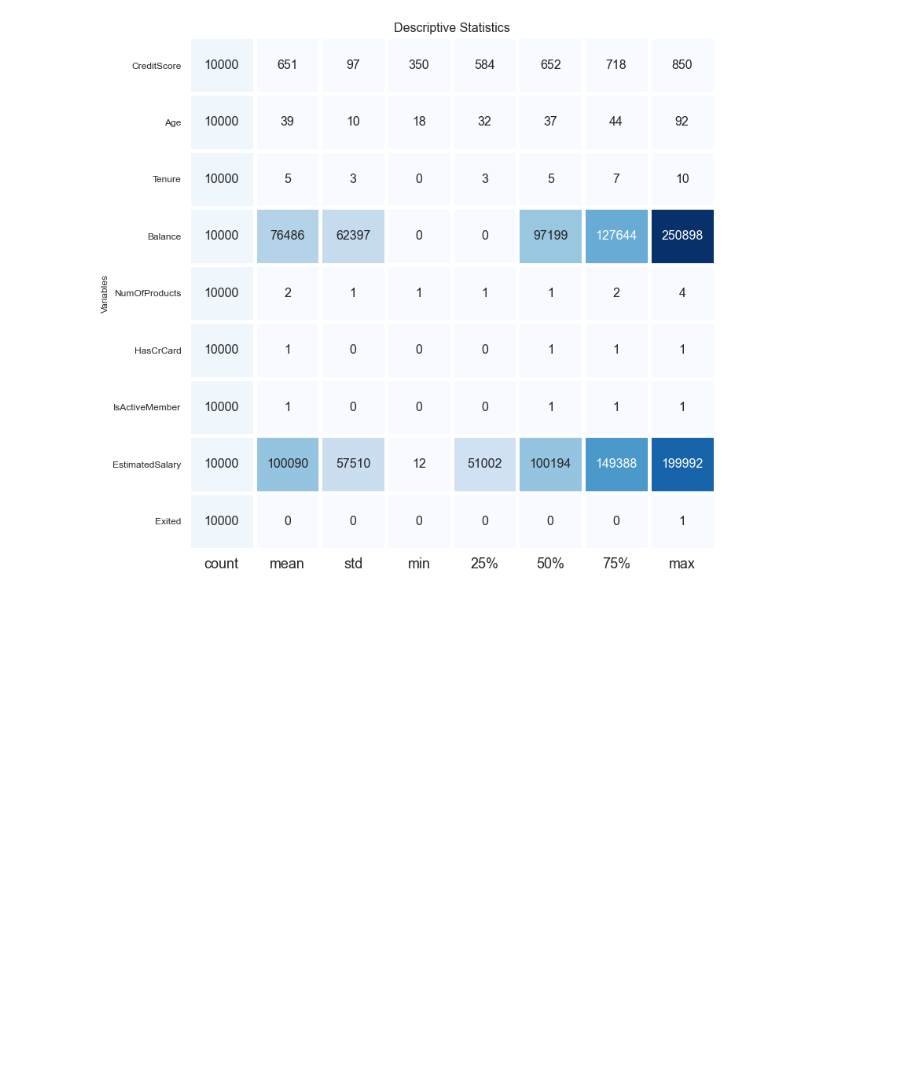
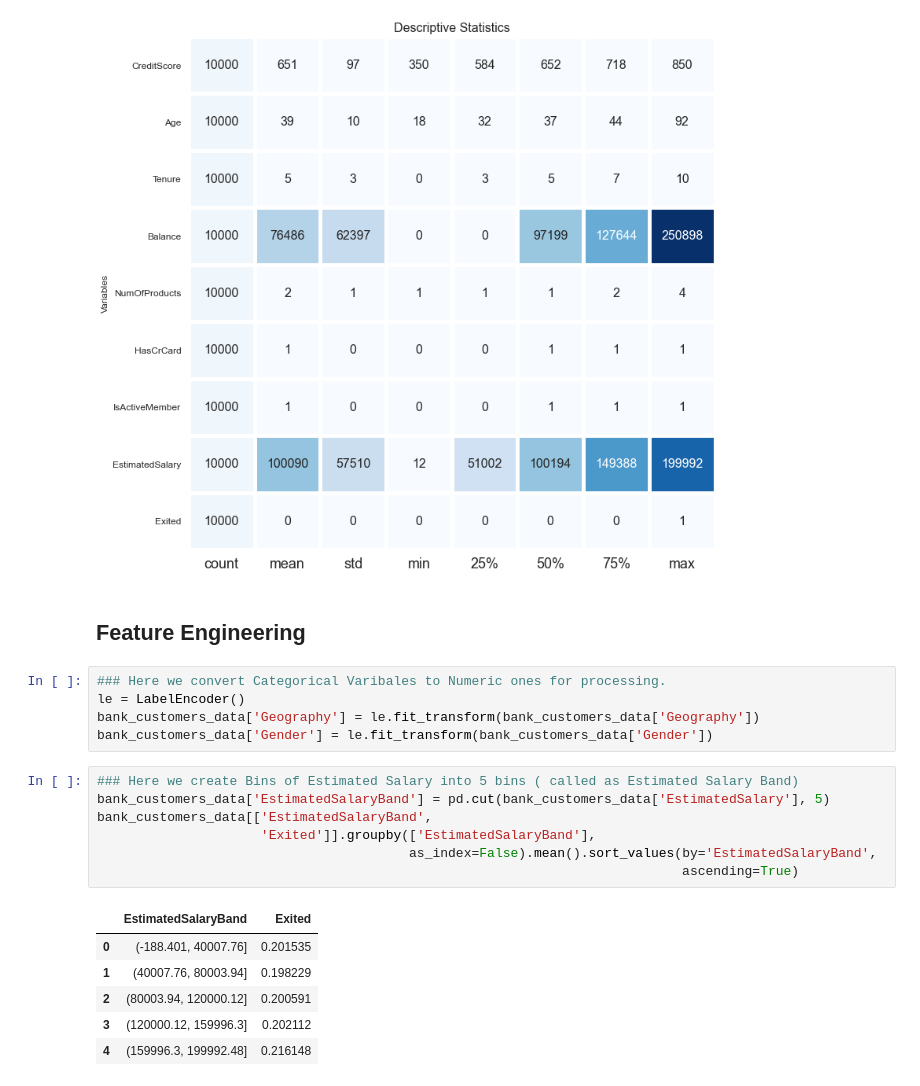
Before and after one commit to mascarenhasneil/ChurnModeling, a Jupyter notebook: ChurnModeling-Notebook.ipynb, the cells around one changed output. Cells and saved outputs as stored; diff of their text form; blank space fills up the shorter version.

Commit message:
EDA and Feature Engineering

```diff
--- a/ChurnModeling-Notebook.ipynb
+++ b/ChurnModeling-Notebook.ipynb
@@ -313,3 +317,24 @@ plt.title("Descriptive Statistics", size = 16)
 plt.show()
 # %% [output]
 [figure]
+# %% [markdown]
+## Feature Engineering
+# %%
+### Here we convert Categorical Varibales to Numeric ones for processing.
+le = LabelEncoder()
+bank_customers_data['Geography'] = le.fit_transform(bank_customers_data['Geography'])
+bank_customers_data['Gender'] = le.fit_transform(bank_customers_data['Gender'])
+# %%
+### Here we create Bins of Estimated Salary into 5 bins ( called as Estimated Salary Band)
+bank_customers_data['EstimatedSalaryBand'] = pd.cut(bank_customers_data['EstimatedSalary'], 5)
+bank_customers_data[['EstimatedSalaryBand',
+                     'Exited']].groupby(['EstimatedSalaryBand'],
+                                        as_index=False).mean().sort_values(by='EstimatedSalaryBand',
+                                                                           ascending=True)
+# %% [output]
+|  | EstimatedSalaryBand | Exited |
+| 0 | (-188.401, 40007.76] | 0.201535 |
+| 1 | (40007.76, 80003.94] | 0.198229 |
+| 2 | (80003.94, 120000.12] | 0.200591 |
+| 3 | (120000.12, 159996.3] | 0.202112 |
+| 4 | (159996.3, 199992.48] | 0.216148 |
```
Also changed, not shown: parts of 10 cells of this notebook, 1 other file.
